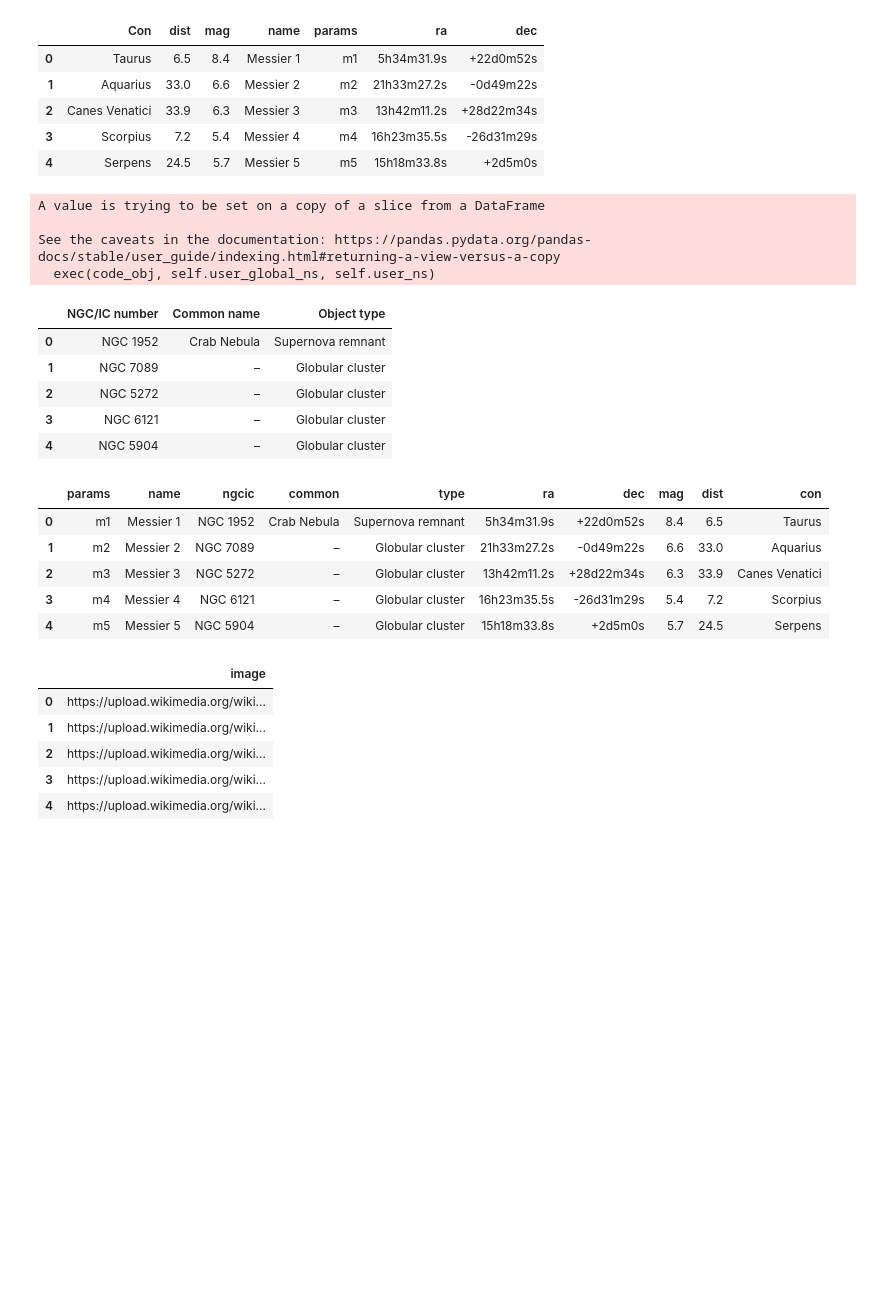
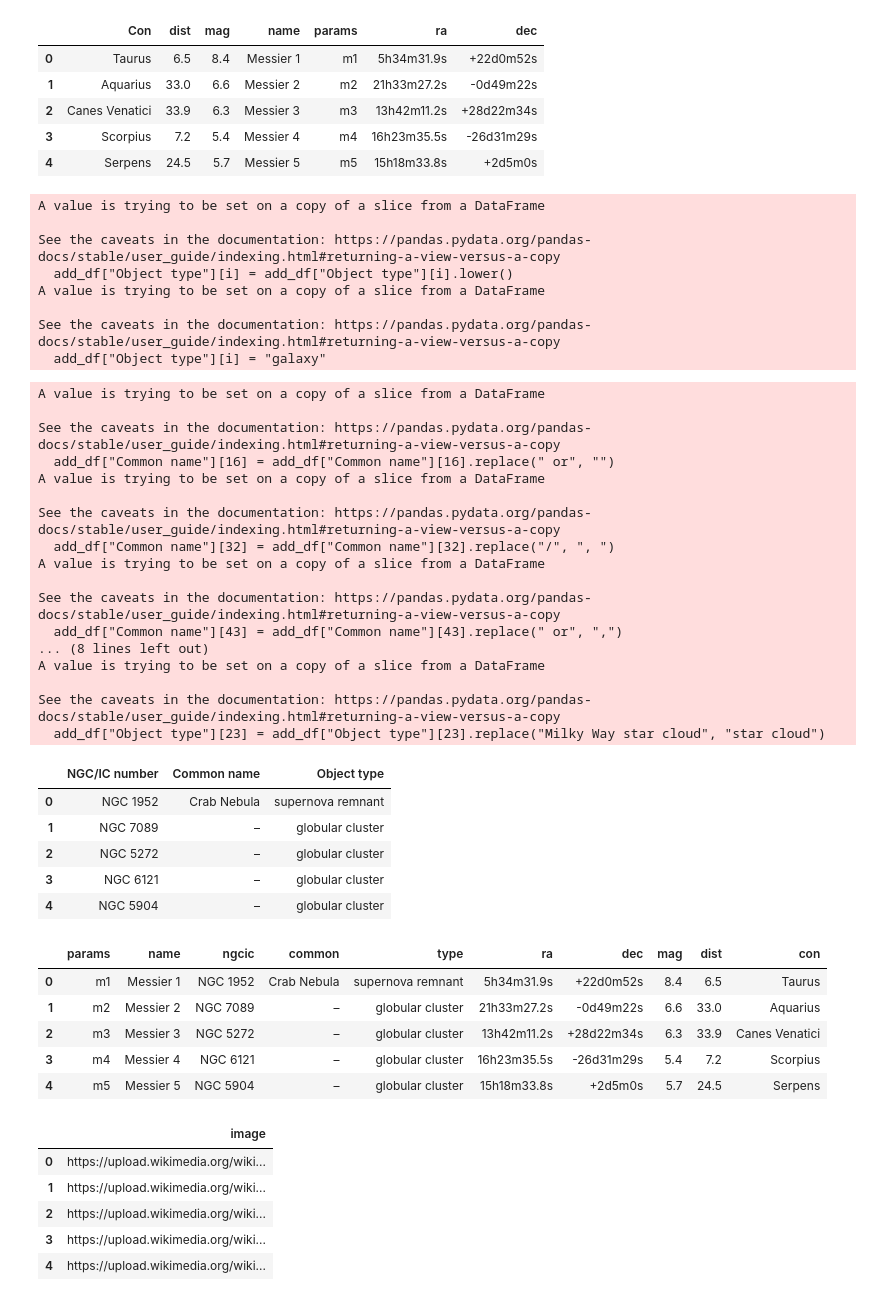
Before and after one commit to nieves-observatory/observarium-etl, a Jupyter notebook: etl_dso_messier.ipynb, the cells around one changed output. Saved outputs shown, nothing was run; the diff lists cells and outputs as text; code cells hidden in the pictures; blank space fills up the shorter version.

Commit message:
feat: 🎸 Change types to lower case; update dependencies

```diff
--- a/etl_dso_messier.ipynb
+++ b/etl_dso_messier.ipynb
@@ -92,33 +92,55 @@ check_asterism = "Star System"
 
 for i in range(len(add_df["Object type"])):
     if add_df["Object type"][i].find(check_galaxy) != -1:
-        add_df["Object type"][i] = "Galaxy"
+        add_df["Object type"][i] = "galaxy"
     if add_df["Object type"][i].find(check_emission) != -1:
-        add_df["Object type"][i] = "Emission nebula"
+        add_df["Object type"][i] = "emission nebula"
     if add_df["Object type"][i].find(check_asterism) != -1:
-        add_df["Object type"][i] = "Asterism"
+        add_df["Object type"][i] = "asterism"
+    add_df["Object type"][i] = add_df["Object type"][i].lower()
 # %% [output]
 A value is trying to be set on a copy of a slice from a DataFrame
 
 See the caveats in the documentation: https://pandas.pydata.org/pandas-docs/stable/user_guide/indexing.html#returning-a-view-versus-a-copy
-  exec(code_obj, self.user_global_ns, self.user_ns)
+  add_df["Object type"][i] = add_df["Object type"][i].lower()
+A value is trying to be set on a copy of a slice from a DataFrame
+
+See the caveats in the documentation: https://pandas.pydata.org/pandas-docs/stable/user_guide/indexing.html#returning-a-view-versus-a-copy
+  add_df["Object type"][i] = "galaxy"
 # %%
 add_df["Common name"][16] = add_df["Common name"][16].replace(" or", "")
 add_df["Common name"][32] = add_df["Common name"][32].replace("/", ", ")
 add_df["Common name"][43] = add_df["Common name"][43].replace(" or", ",")
 add_df["Common name"][73] = add_df["Common name"][73].replace("[91]", "")
 
-add_df["Object type"][7] = add_df["Object type"][7].replace("Nebula with cluster", "Emission nebula")
-add_df["Object type"][23] = add_df["Object type"][23].replace("Milky Way star cloud", "Star Cloud")
+add_df["Object type"][7] = add_df["Object type"][7].replace("Nebula with cluster", "emission nebula")
+add_df["Object type"][23] = add_df["Object type"][23].replace("Milky Way star cloud", "star cloud")
 
 add_df.head()
 # %% [output]
+A value is trying to be set on a copy of a slice from a DataFrame
+
+See the caveats in the documentation: https://pandas.pydata.org/pandas-docs/stable/user_guide/indexing.html#returning-a-view-versus-a-copy
+  add_df["Common name"][16] = add_df["Common name"][16].replace(" or", "")
+A value is trying to be set on a copy of a slice from a DataFrame
+
+See the caveats in the documentation: https://pandas.pydata.org/pandas-docs/stable/user_guide/indexing.html#returning-a-view-versus-a-copy
+  add_df["Common name"][32] = add_df["Common name"][32].replace("/", ", ")
+A value is trying to be set on a copy of a slice from a DataFrame
+
+See the caveats in the documentation: https://pandas.pydata.org/pandas-docs/stable/user_guide/indexing.html#returning-a-view-versus-a-copy
+  add_df["Common name"][43] = add_df["Common name"][43].replace(" or", ",")
+... (8 lines left out)
+A value is trying to be set on a copy of a slice from a DataFrame
+
+See the caveats in the documentation: https://pandas.pydata.org/pandas-docs/stable/user_guide/indexing.html#returning-a-view-versus-a-copy
+  add_df["Object type"][23] = add_df["Object type"][23].replace("Milky Way star cloud", "star cloud")
 |  | NGC/IC number | Common name | Object type |
-| 0 | NGC 1952 | Crab Nebula | Supernova remnant |
-| 1 | NGC 7089 | – | Globular cluster |
-| 2 | NGC 5272 | – | Globular cluster |
-| 3 | NGC 6121 | – | Globular cluster |
-| 4 | NGC 5904 | – | Globular cluster |
+| 0 | NGC 1952 | Crab Nebula | supernova remnant |
+| 1 | NGC 7089 | – | globular cluster |
+| 2 | NGC 5272 | – | globular cluster |
+| 3 | NGC 6121 | – | globular cluster |
+| 4 | NGC 5904 | – | globular cluster |
 # %%
 full_messier = pd.concat([messier_df.reset_index(drop=True),add_df.reset_index(drop=True)],axis=1)
 full_messier.rename({"NGC/IC number": "ngcic", "Common name": "common", "Object type": "type", "Con": "con"}, axis=1, inplace=True)
@@ -126,11 +148,11 @@ full_messier = full_messier[["params", "name", "ngcic", "common", "type", "ra",
 full_messier.head()
 # %% [output]
 |  | params | name | ngcic | common | type | ra | dec | mag | dist | con |
-| 0 | m1 | Messier 1 | NGC 1952 | Crab Nebula | Supernova remnant | 5h34m31.9s | +22d0m52s | 8.4 | 6.5 | Taurus |
-| 1 | m2 | Messier 2 | NGC 7089 | – | Globular cluster | 21h33m27.2s | -0d49m22s | 6.6 | 33.0 | Aquarius |
-| 2 | m3 | Messier 3 | NGC 5272 | – | Globular cluster | 13h42m11.2s | +28d22m34s | 6.3 | 33.9 | Canes Venatici |
-| 3 | m4 | Messier 4 | NGC 6121 | – | Globular cluster | 16h23m35.5s | -26d31m29s | 5.4 | 7.2 | Scorpius |
-| 4 | m5 | Messier 5 | NGC 5904 | – | Globular cluster | 15h18m33.8s | +2d5m0s | 5.7 | 24.5 | Serpens |
+| 0 | m1 | Messier 1 | NGC 1952 | Crab Nebula | supernova remnant | 5h34m31.9s | +22d0m52s | 8.4 | 6.5 | Taurus |
+| 1 | m2 | Messier 2 | NGC 7089 | – | globular cluster | 21h33m27.2s | -0d49m22s | 6.6 | 33.0 | Aquarius |
+| 2 | m3 | Messier 3 | NGC 5272 | – | globular cluster | 13h42m11.2s | +28d22m34s | 6.3 | 33.9 | Canes Venatici |
+| 3 | m4 | Messier 4 | NGC 6121 | – | globular cluster | 16h23m35.5s | -26d31m29s | 5.4 | 7.2 | Scorpius |
+| 4 | m5 | Messier 5 | NGC 5904 | – | globular cluster | 15h18m33.8s | +2d5m0s | 5.7 | 24.5 | Serpens |
 # %%
 all_images = []
 
```
Also changed, not shown: parts of 3 cells of this notebook, 9 other files.
